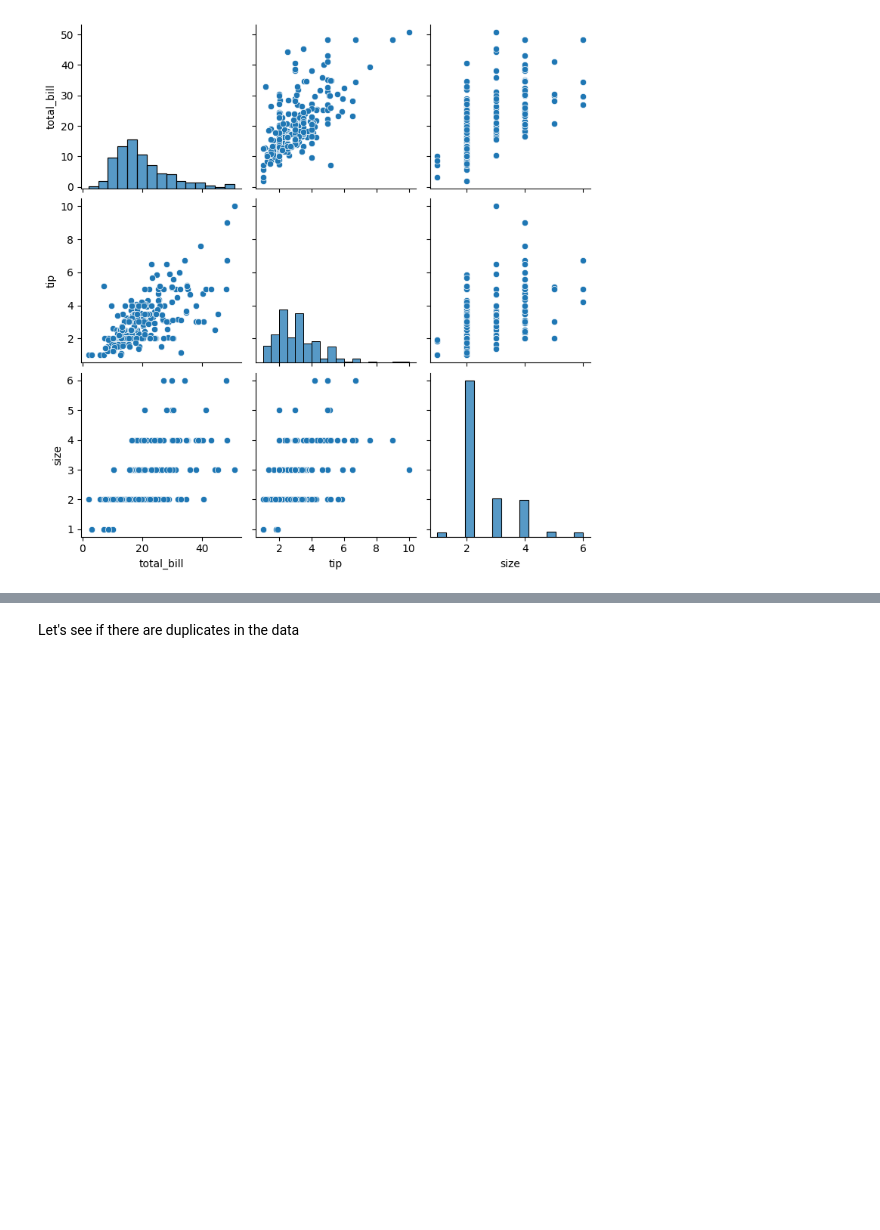
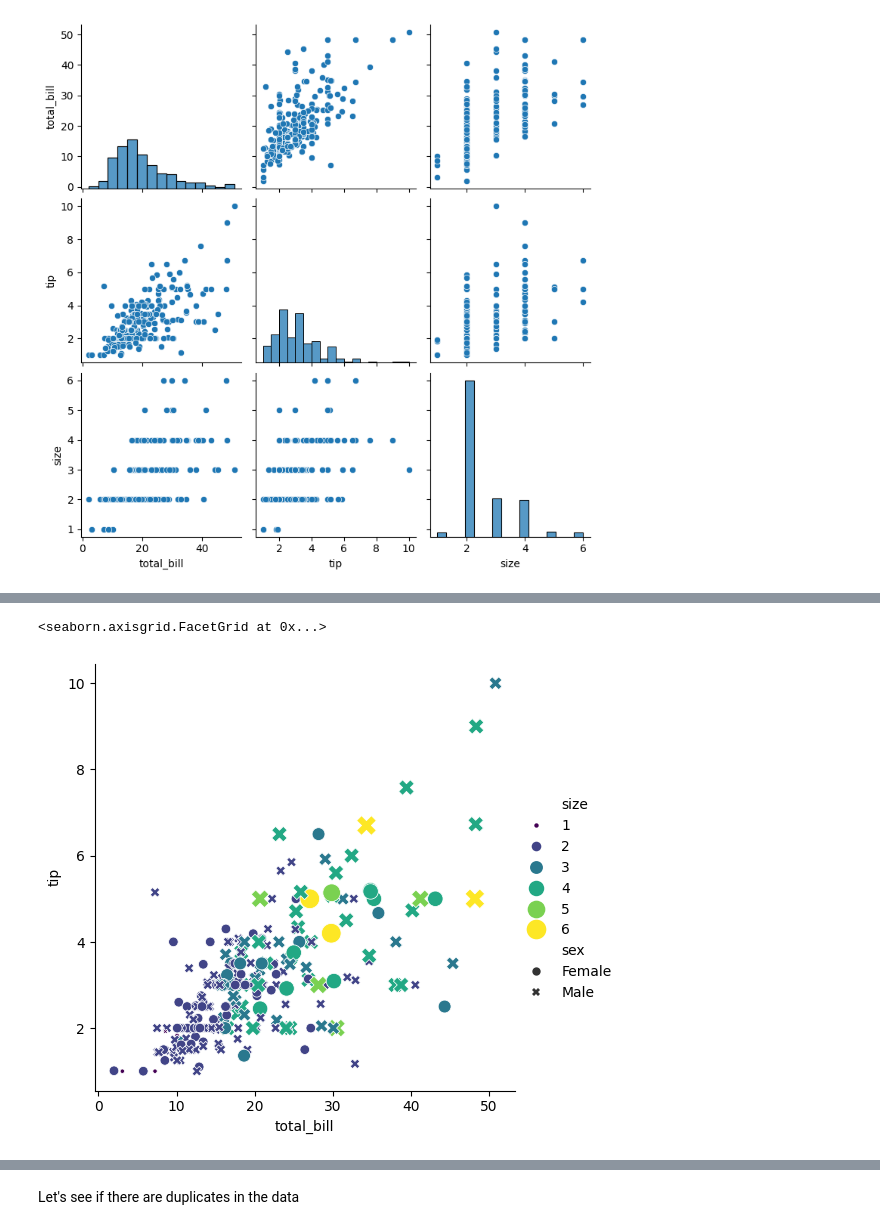
Before and after one commit to UoA-eResearch/ResBaz24Python, a Jupyter notebook: IntroductionToPython.ipynb, the cells around one changed output, grey strips where cells are left out. Drawn from its saved outputs; the diff is of its cells as text; code cells hidden in the pictures; blank space fills up the shorter version.

```diff
--- a/IntroductionToPython.ipynb
+++ b/IntroductionToPython.ipynb
@@ -1011,0 +994,5 @@ sns.pairplot(tips, hue='size')
+# %%
+sns.relplot(x='total_bill', y='tip', data=tips, hue='size', size='size', style='sex', sizes=(10,200), palette='viridis')
+# %% [output]
+<seaborn.axisgrid.FacetGrid at 0x...>
+[figure, added]
```
Also changed, not shown: parts of 36 cells of this notebook, 6 other files.
